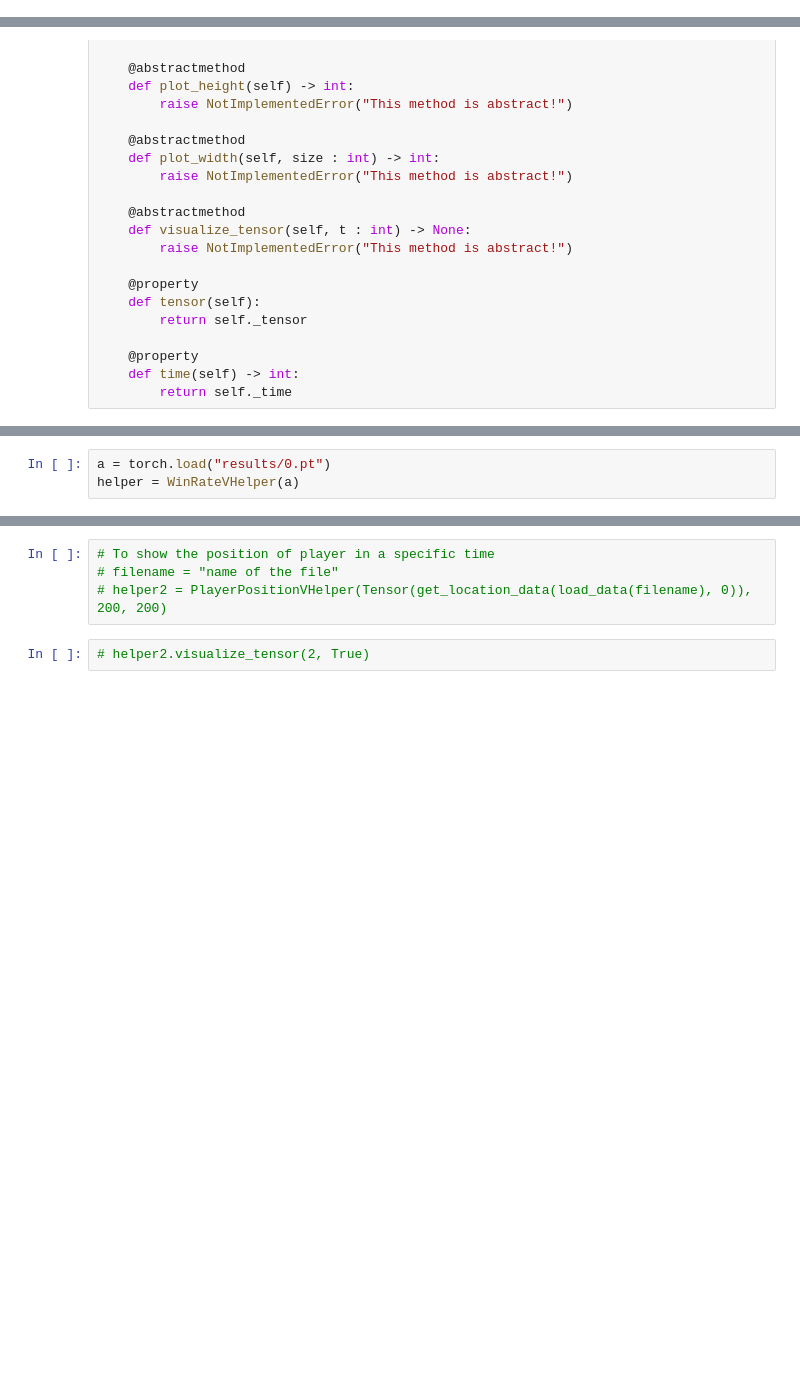
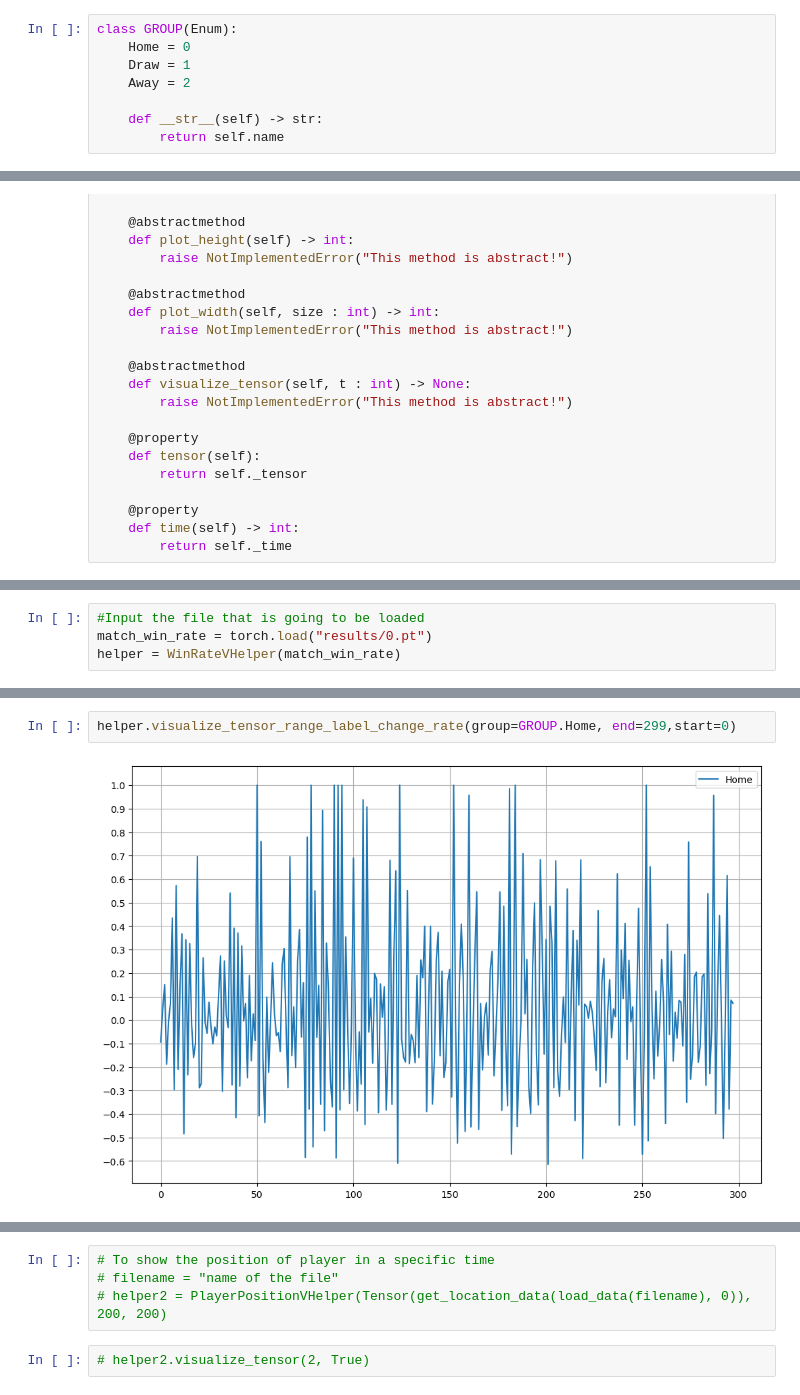
Before and after one commit to Lu-Zetian/gnn-for-goal-prediction, a Jupyter notebook: Visualization.ipynb, the cells around one changed output, grey strips where cells are left out. Cells and saved outputs as stored; diff of their text form; blank space fills up the shorter version.

```diff
--- a/Visualization.ipynb
+++ b/Visualization.ipynb
@@ -8,6 +9,14 @@ from typing import Final, List
 import matplotlib.pyplot as plt
 from abc import abstractmethod
 from utils import *
+# %%
+class GROUP(Enum):
+    Home = 0
+    Draw = 1
+    Away = 2
+
+    def __str__(self) -> str:
+        return self.name
 # %%
 class VisualizationHelper:
 
@@ -143,8 +189,9 @@ class PlayerPositionVHelper(VisualizationHelper):
     def height(self) -> int:
         return self._height
 # %%
-a = torch.load("results/0.pt")
-helper = WinRateVHelper(a)
+#Input the file that is going to be loaded
+match_win_rate = torch.load("results/0.pt")
+helper = WinRateVHelper(match_win_rate)
 # %%
 helper.visualize_tensor_range(end=299,start=0)
 # %% [output]
@@ -155,0 +203,4 @@ helper.visualize_tensor_range_label(end=299,start=0)
+# %%
+helper.visualize_tensor_range_label_change_rate(group=GROUP.Home, end=299,start=0)
+# %% [output]
+[figure, added]
```
Also changed, not shown: parts of 7 cells of this notebook.
